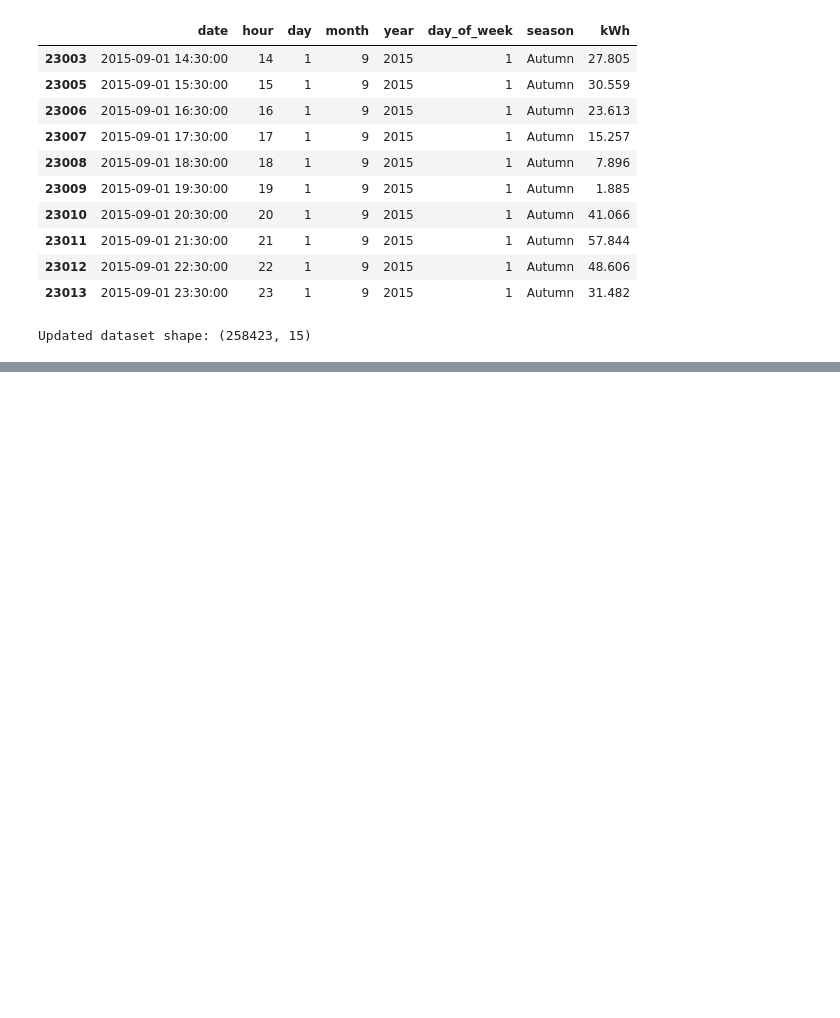
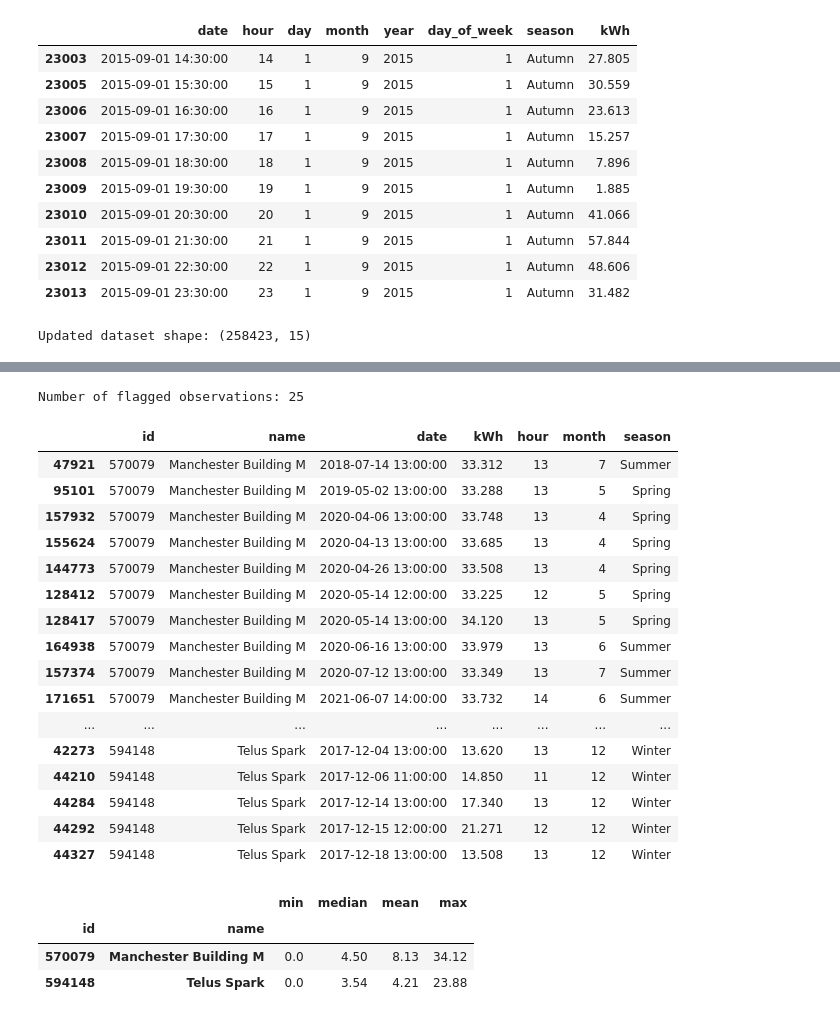
Before and after one commit to damisar/Solar-Energy-Production-Analysis, a Jupyter notebook: notebooks/solar_production_eda.ipynb, the cells around one changed output, grey strips where cells are left out. Drawn from its saved outputs; the diff is of its cells as text; code cells hidden in the pictures; blank space fills up the shorter version.

```diff
--- a/notebooks/solar_production_eda.ipynb
+++ b/notebooks/solar_production_eda.ipynb
@@ -581,0 +928,55 @@ Updated dataset shape: (258423, 15)
+# %%
+
+# Examine all flagged observations
+
+flagged_observations = (
+    df.loc[
+        df["potential_outlier"],
+        ["id", "name", "date", "kWh",
+         "hour", "month", "season"]
+    ]
+    .sort_values(["id", "date"])
+)
+
+print("Number of flagged observations:",
+      len(flagged_observations))
+
+display(flagged_observations)
+
+# Compare flagged readings with installation statistics
+installation_stats = (
+    df.groupby(["id", "name"])["kWh"]
+    .agg(["min", "median", "mean", "max"])
+    .round(2)
+)
+
+display(
+    installation_stats.loc[
+        installation_stats.index.get_level_values("id").isin(
+            flagged_observations["id"].unique()
+        )
+    ]
+)
+# %% [output]
+Number of flagged observations: 25
+|  | id | name | date | kWh | hour | month | season |
+| 47921 | 570079 | Manchester Building M | 2018-07-14 13:00:00 | 33.312 | 13 | 7 | Summer |
+| 95101 | 570079 | Manchester Building M | 2019-05-02 13:00:00 | 33.288 | 13 | 5 | Spring |
+| 157932 | 570079 | Manchester Building M | 2020-04-06 13:00:00 | 33.748 | 13 | 4 | Spring |
+| 155624 | 570079 | Manchester Building M | 2020-04-13 13:00:00 | 33.685 | 13 | 4 | Spring |
+| 144773 | 570079 | Manchester Building M | 2020-04-26 13:00:00 | 33.508 | 13 | 4 | Spring |
+| 128412 | 570079 | Manchester Building M | 2020-05-14 12:00:00 | 33.225 | 12 | 5 | Spring |
+| 128417 | 570079 | Manchester Building M | 2020-05-14 13:00:00 | 34.120 | 13 | 5 | Spring |
+| 164938 | 570079 | Manchester Building M | 2020-06-16 13:00:00 | 33.979 | 13 | 6 | Summer |
+| 157374 | 570079 | Manchester Building M | 2020-07-12 13:00:00 | 33.349 | 13 | 7 | Summer |
+| 171651 | 570079 | Manchester Building M | 2021-06-07 14:00:00 | 33.732 | 14 | 6 | Summer |
+| ... | ... | ... | ... | ... | ... | ... | ... |
+| 42273 | 594148 | Telus Spark | 2017-12-04 13:00:00 | 13.620 | 13 | 12 | Winter |
+| 44210 | 594148 | Telus Spark | 2017-12-06 11:00:00 | 14.850 | 11 | 12 | Winter |
+| 44284 | 594148 | Telus Spark | 2017-12-14 13:00:00 | 17.340 | 13 | 12 | Winter |
+| 44292 | 594148 | Telus Spark | 2017-12-15 12:00:00 | 21.271 | 12 | 12 | Winter |
+| 44327 | 594148 | Telus Spark | 2017-12-18 13:00:00 | 13.508 | 13 | 12 | Winter |
+|  |  | min | median | mean | max |
+| id | name |  |  |  |  |
+| 570079 | Manchester Building M | 0.0 | 4.50 | 8.13 | 34.12 |
+| 594148 | Telus Spark | 0.0 | 3.54 | 4.21 | 23.88 |
```
Also changed, not shown: parts of 12 cells of this notebook.
